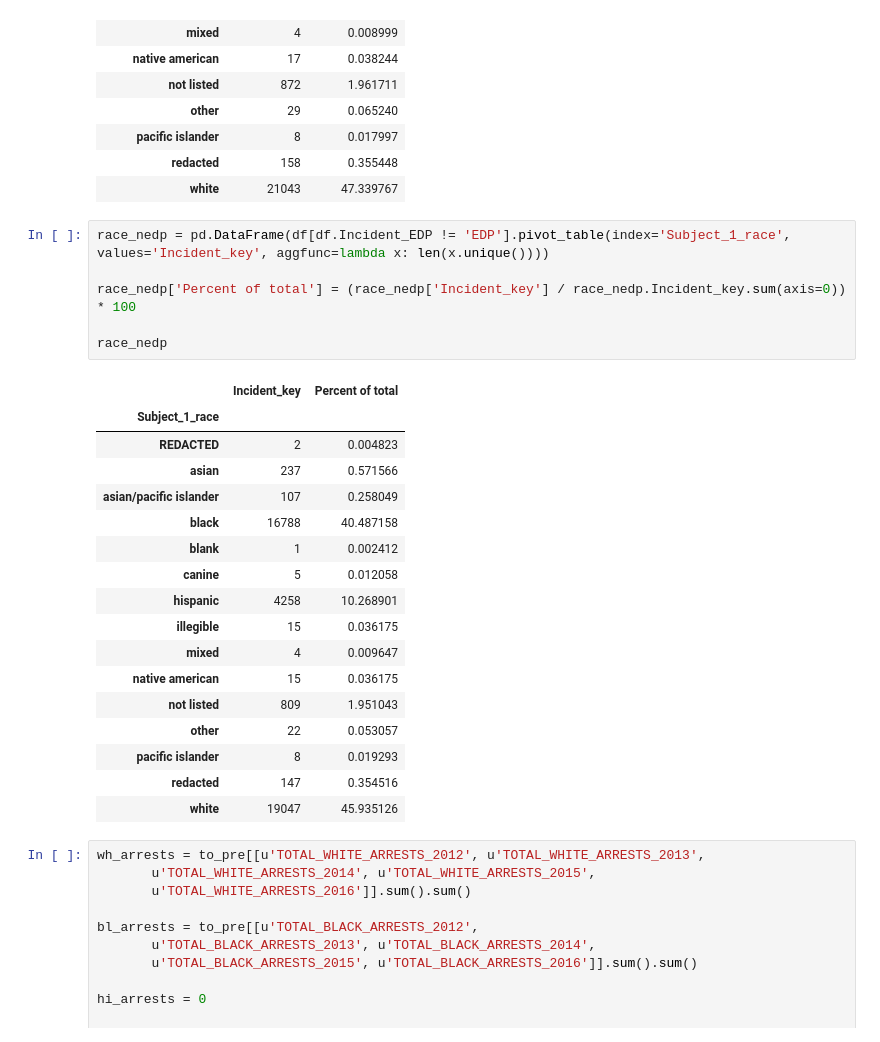
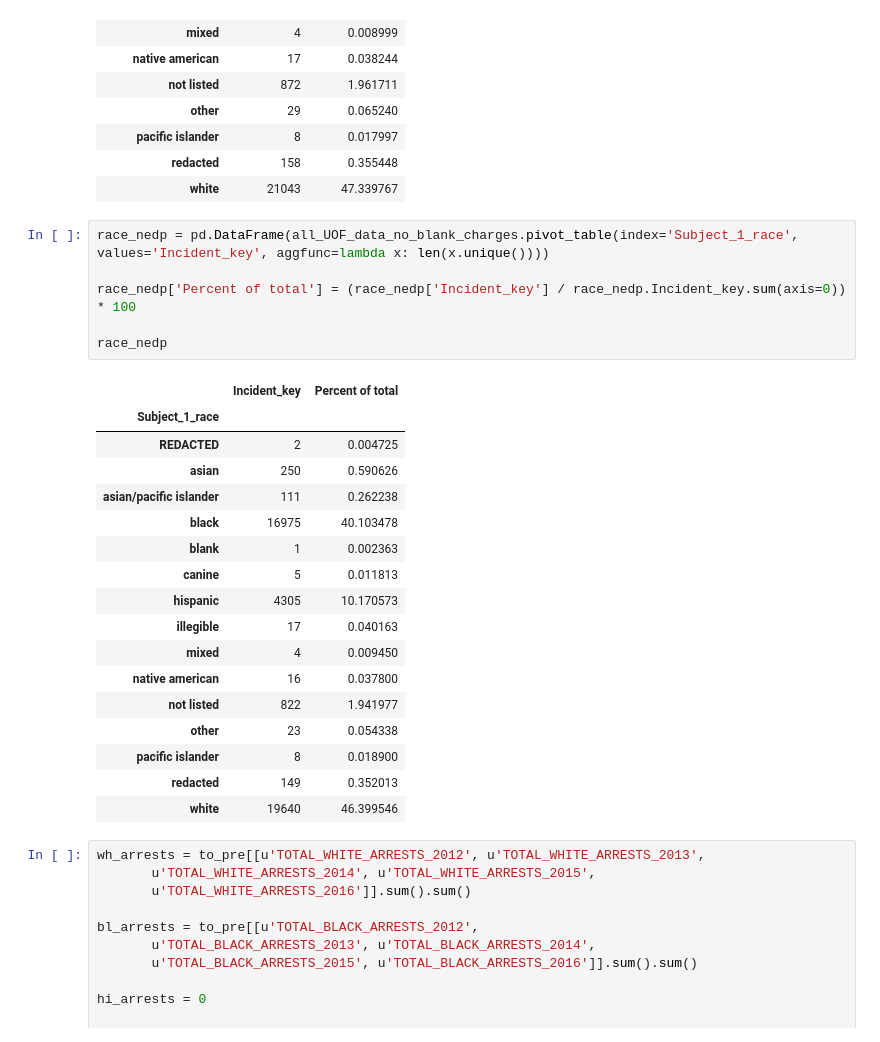
Before and after one commit to epetenko/uof-data-cleaning, a Jupyter notebook: UOF_analysis_paralysis_replication_time.ipynb, the cells around one changed output. Drawn from its saved outputs; the diff is of its cells as text.

```diff
--- a/UOF_analysis_paralysis_replication_time.ipynb
+++ b/UOF_analysis_paralysis_replication_time.ipynb
@@ -223,29 +227,29 @@ race_piv
 | redacted | 158 | 0.355448 |
 | white | 21043 | 47.339767 |
 # %%
-race_nedp = pd.DataFrame(df[df.Incident_EDP != 'EDP'].pivot_table(index='Subject_1_race', values='Incident_key', aggfunc=lambda x: len(x.unique())))
+race_nedp = pd.DataFrame(all_UOF_data_no_blank_charges.pivot_table(index='Subject_1_race', values='Incident_key', aggfunc=lambda x: len(x.unique())))
 
 race_nedp['Percent of total'] = (race_nedp['Incident_key'] / race_nedp.Incident_key.sum(axis=0)) * 100
 
 race_nedp
 # %% [output]
 |  | Incident_key | Percent of total |
 | Subject_1_race |  |  |
-| REDACTED | 2 | 0.004823 |
-| asian | 237 | 0.571566 |
-| asian/pacific islander | 107 | 0.258049 |
-| black | 16788 | 40.487158 |
-| blank | 1 | 0.002412 |
-| canine | 5 | 0.012058 |
-| hispanic | 4258 | 10.268901 |
-| illegible | 15 | 0.036175 |
-| mixed | 4 | 0.009647 |
-| native american | 15 | 0.036175 |
-| not listed | 809 | 1.951043 |
-| other | 22 | 0.053057 |
-| pacific islander | 8 | 0.019293 |
-| redacted | 147 | 0.354516 |
-| white | 19047 | 45.935126 |
+| REDACTED | 2 | 0.004725 |
+| asian | 250 | 0.590626 |
+| asian/pacific islander | 111 | 0.262238 |
+| black | 16975 | 40.103478 |
+| blank | 1 | 0.002363 |
+| canine | 5 | 0.011813 |
+| hispanic | 4305 | 10.170573 |
+| illegible | 17 | 0.040163 |
+| mixed | 4 | 0.009450 |
+| native american | 16 | 0.037800 |
+| not listed | 822 | 1.941977 |
+| other | 23 | 0.054338 |
+| pacific islander | 8 | 0.018900 |
+| redacted | 149 | 0.352013 |
+| white | 19640 | 46.399546 |
 # %%
 wh_arrests = to_pre[[u'TOTAL_WHITE_ARRESTS_2012', u'TOTAL_WHITE_ARRESTS_2013',
        u'TOTAL_WHITE_ARRESTS_2014', u'TOTAL_WHITE_ARRESTS_2015',
```
Also changed, not shown: parts of 4 cells of this notebook.
